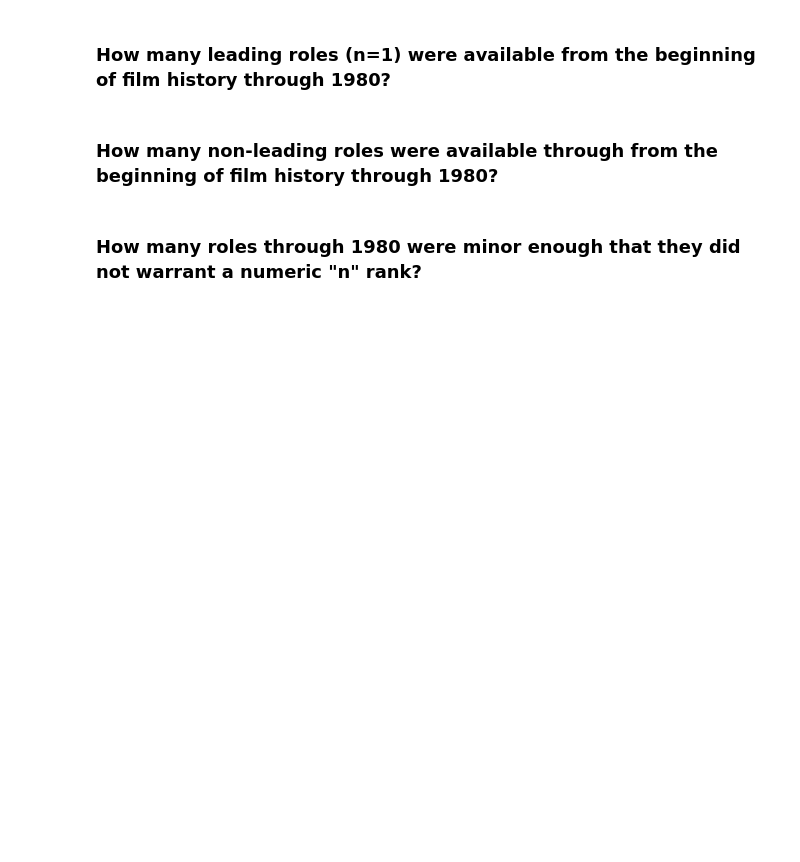
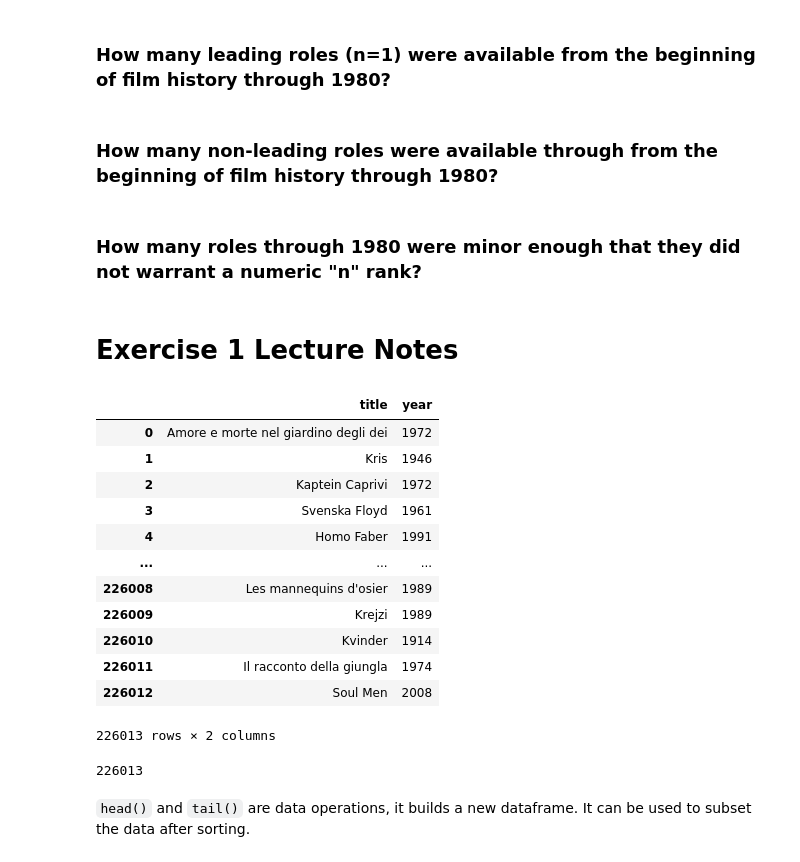
Before and after one commit to stephentesta/pycon-pandas-tutorial, a Jupyter notebook: Exercises-1.ipynb, the cells around one changed output. Saved outputs shown, nothing was run; the diff lists cells and outputs as text; code cells hidden in the pictures; blank space fills up the shorter version.

Commit message:
started exercises-1 notebook

```diff
--- a/Exercises-1.ipynb
+++ b/Exercises-1.ipynb
@@ -94,3 +200,28 @@ cast.head()
 ### How many non-leading roles were available through from the beginning of film history through 1980?
 # %% [markdown]
 ### How many roles through 1980 were minor enough that they did not warrant a numeric "n" rank?
+# %% [markdown]
+# Exercise 1 Lecture Notes
+# %%
+titles
+# %% [output]
+|  | title | year |
+| 0 | Amore e morte nel giardino degli dei | 1972 |
+| 1 | Kris | 1946 |
+| 2 | Kaptein Caprivi | 1972 |
+| 3 | Svenska Floyd | 1961 |
+| 4 | Homo Faber | 1991 |
+| ... | ... | ... |
+| 226008 | Les mannequins d'osier | 1989 |
+| 226009 | Krejzi | 1989 |
+| 226010 | Kvinder | 1914 |
+| 226011 | Il racconto della giungla | 1974 |
+| 226012 | Soul Men | 2008 |
+226013 rows × 2 columns
+# %%
+# The number of rows
+len(titles)
+# %% [output]
+226013
+# %% [markdown]
+`head()` and `tail()` are data operations, it builds a new dataframe. It can be used to subset the data after sorting.
```
Also changed, not shown: parts of 27 cells of this notebook, 1 other file.
